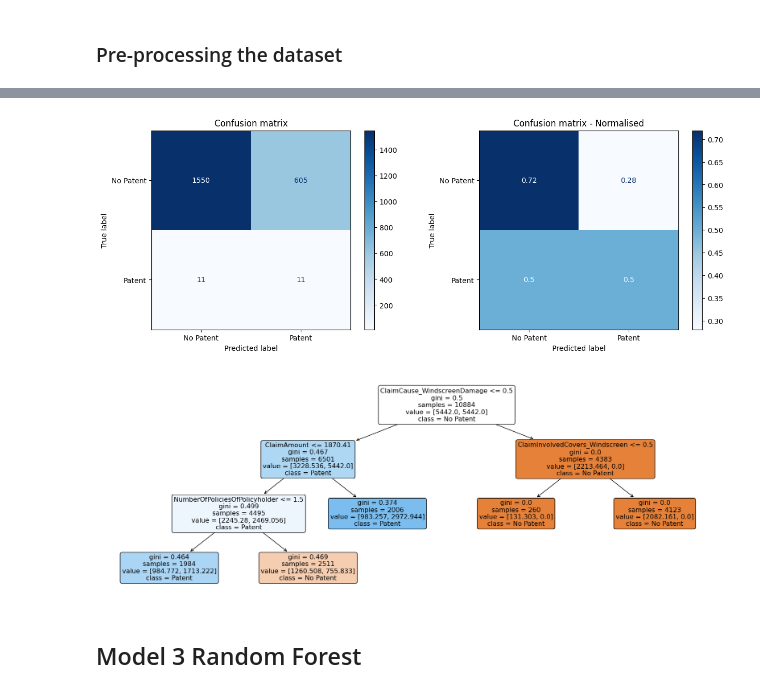
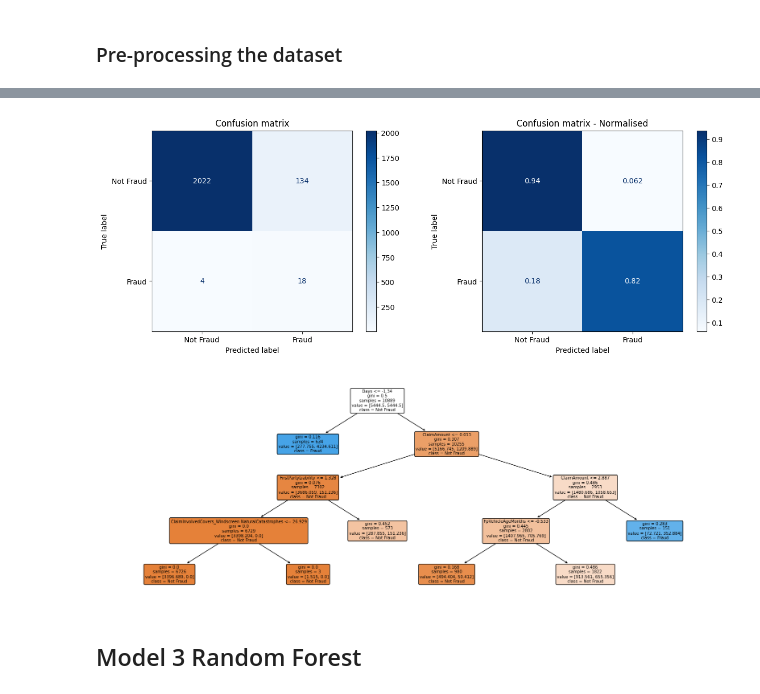
Before and after one commit to jill-data/DL-Insurance-Fraud-Detection, a Jupyter notebook: DT 2nd model.ipynb, the cells around one changed output, grey strips where cells are left out. Cells and saved outputs as stored; diff of their text form; code cells hidden in the pictures.

```diff
--- a/DT 2nd model.ipynb
+++ b/DT 2nd model.ipynb
@@ -105,0 +88,3 @@ df_insurance_claims_t_days
+# %%
+df_insurance_claims["Days"] = df_insurance_claims["LossDate"] - df_insurance_claims["FirstPolicySubscriptionDate"]
+df_insurance_claims["Days"] = pd.to_numeric(df_insurance_claims["Days"].dt.days, downcast='integer')
@@ -341,6 +350,10 @@ def grid_search(model, parameters, X_train, X_test, y_train, y_test, primary_met
     print('accuracy:', np.round(accuracy_score(y_test, y_pred_test), 3))
 
     return clf
+# %%
+def normalize(features, scaler):
+    # Scale the data to 0 mean and unit variance
+    return pd.DataFrame(scaler.transform(features), columns=features.columns)
 # %%
 y = df_insurance_claims_clean["Fraud"]
 # %%
@@ -358,15 +371,17 @@ Number of features: 106
 # Scale data
 scaler = StandardScaler()
 scaler = scaler.fit(X_train)
+
+X_train = normalize(X_train, scaler)
+X_test = normalize(X_test, scaler)
 # %%
-model = DecisionTreeClassifier(random_state=42)
+model = DecisionTreeClassifier(random_state=231)
 
 parameters = {
     'max_depth': [3, 4, 5, 6, 7, 10, None],
     'min_samples_split': [0.05, 0.1, 0.2],
-    'class_weight': [None, 'balanced'],
+    'class_weight': ['balanced', None]
 }
 
-random.seed(123)
 clf = grid_search(model, parameters, X_train, X_test, y_train, y_test)
 # %% [output]
@@ -414,13 +429,13 @@ fig, axs = plt.subplots(1, 2, figsize=(15, 5))
 cm = confusion_matrix(y_test, y_pred_test)
 
 disp = ConfusionMatrixDisplay(confusion_matrix=cm)
-disp.from_predictions(y_test, y_pred_test, normalize=None, ax=axs[0], display_labels=['No Patent', 'Patent'], cmap='Blues')
+disp.from_predictions(y_test, y_pred_test, normalize=None, ax=axs[0], display_labels=['Not Fraud', 'Fraud'], cmap='Blues')
 axs[0].set_title('Confusion matrix')
-disp.from_predictions(y_test, y_pred_test, normalize='true', ax=axs[1], display_labels=['No Patent', 'Patent'], cmap='Blues')
+disp.from_predictions(y_test, y_pred_test, normalize='true', ax=axs[1], display_labels=['Not Fraud', 'Fraud'], cmap='Blues')
 axs[1].set_title('Confusion matrix - Normalised')
 plt.show()
 # %% [output]
-[figure, old version]
+[figure, new version]
 # %%
 # Final model
 X_final = pd.concat([X_train, X_test], ignore_index=True)
@@ -430,10 +445,10 @@ final_model = DecisionTreeClassifier(**clf.best_params_, random_state=42).fit(X_
 # %%
 # Plot the final Decision tree model after retraining
 plt.figure(figsize=(20, 7))
-plot_tree(final_model, feature_names=X_train.columns, filled=True, rounded=True, class_names=["No Patent","Patent"])
+plot_tree(final_model, feature_names=X_train.columns, filled=True, rounded=True, class_names=["Not Fraud","Fraud"])
 plt.show()
 # %% [output]
-[figure, old version]
+[figure, new version]
 # %% [markdown]
 ## Model 3 Random Forest
 # %%
```
Also changed, not shown: parts of 18 cells of this notebook.
